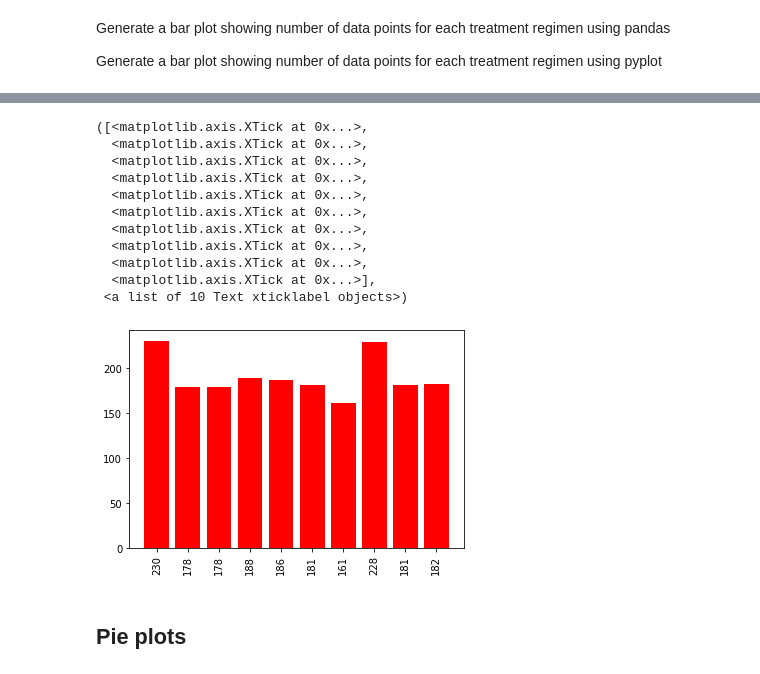
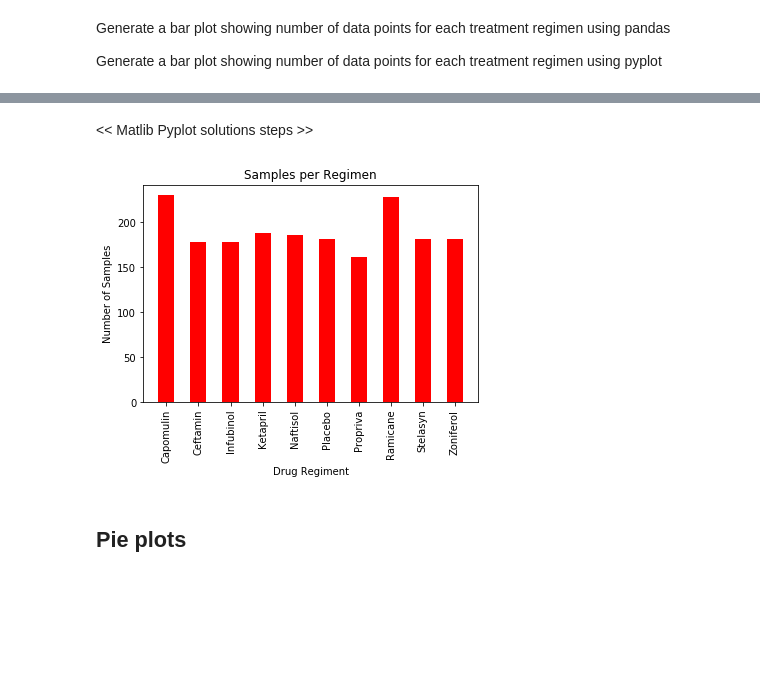
Before and after one commit to ztraderesz20/Matplotlib-Power-of-Plots-HW, a Jupyter notebook: pymaceuticals_starter.ipynb, the cells around one changed output, grey strips where cells are left out. Saved outputs shown, nothing was run; the diff lists cells and outputs as text; code cells hidden in the pictures; blank space fills up the shorter version.

```diff
--- a/pymaceuticals_starter.ipynb
+++ b/pymaceuticals_starter.ipynb
@@ -103,31 +118,28 @@ plt.tight_layout()
-# %%
-import numpy as np
-data_points = grouped_drugregimen2["drug_regimen"].count()
-
-x_axis = np.arange(len(data_points))
-#x_axis = np.arange(data_points)
-
-tick_locations = [value for value in x_axis]
-plt.xticks(tick_locations, ["Java", "C++", "Python", "Ruby", "Clojure"])
-
-#y_axis =
-
-# Create a list indicating where to write x labels and set figure size to adjust for space
-plt.figure(figsize=(6,4))
-plt.bar(x_axis, y_axis, color='r',  align="center")
-plt.xticks(tick_locations, y_axis, rotation="vertical")
-# %% [output]
-([<matplotlib.axis.XTick at 0x...>,
-  <matplotlib.axis.XTick at 0x...>,
-  <matplotlib.axis.XTick at 0x...>,
-  <matplotlib.axis.XTick at 0x...>,
-  <matplotlib.axis.XTick at 0x...>,
-  <matplotlib.axis.XTick at 0x...>,
-  <matplotlib.axis.XTick at 0x...>,
-  <matplotlib.axis.XTick at 0x...>,
-  <matplotlib.axis.XTick at 0x...>,
-  <matplotlib.axis.XTick at 0x...>],
- <a list of 10 Text xticklabel objects>)
-[figure, removed]
+# %% [markdown]
+<<  Matlib Pyplot solutions steps  >>
+# %%
+import numpy as np
+
+# Determine y_axis data by counting 'mouse_id' for each 'drug_regimen'
+y_data = sorted_df.groupby("drug_regimen")["mouse_id"].count().tolist()
+
+# Determine x_axis labels and x_axis increments
+x_labels = sorted_df['drug_regimen'].unique()
+x_axis = np.arange(len(x_labels))
+
+# Plot bar graph using matplotlib plt function
+plt.bar(x_axis, y_data, color='r', align="center", width=0.50)
+
+# Apply x_labels for each x_axis tick and rotate text to vertical
+tick_locations = [value for value in x_axis]
+plt.xticks(tick_locations, x_labels, rotation="vertical")
+
+# Apply title, x label, and y label
+plt.title("Samples per Regimen")
+plt.xlabel("Drug Regiment")
+plt.ylabel("Number of Samples")
+plt.show()
+# %% [output]
+[figure, added]
 # %% [markdown]
 ## Pie plots
```
Also changed, not shown: parts of 15 cells of this notebook.
